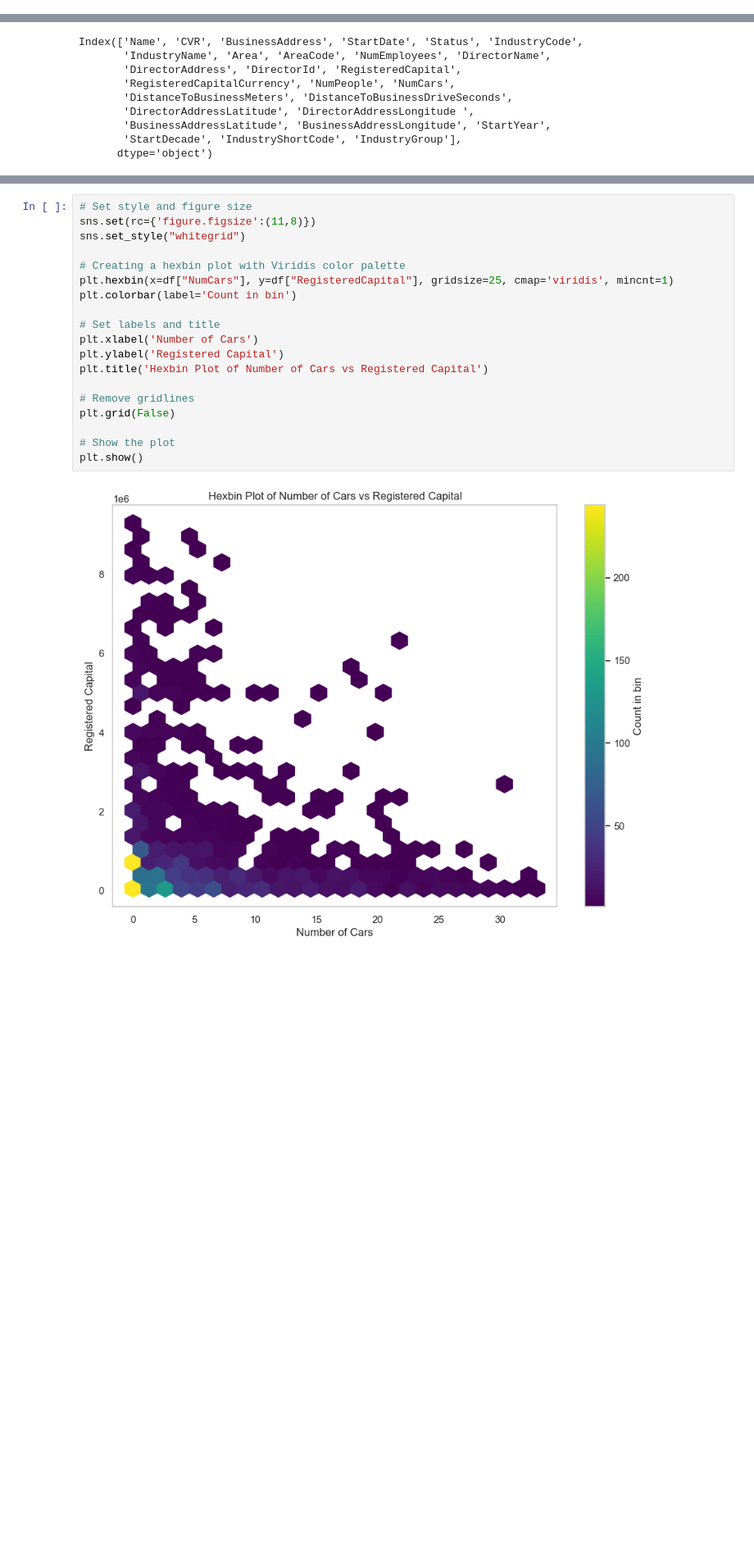
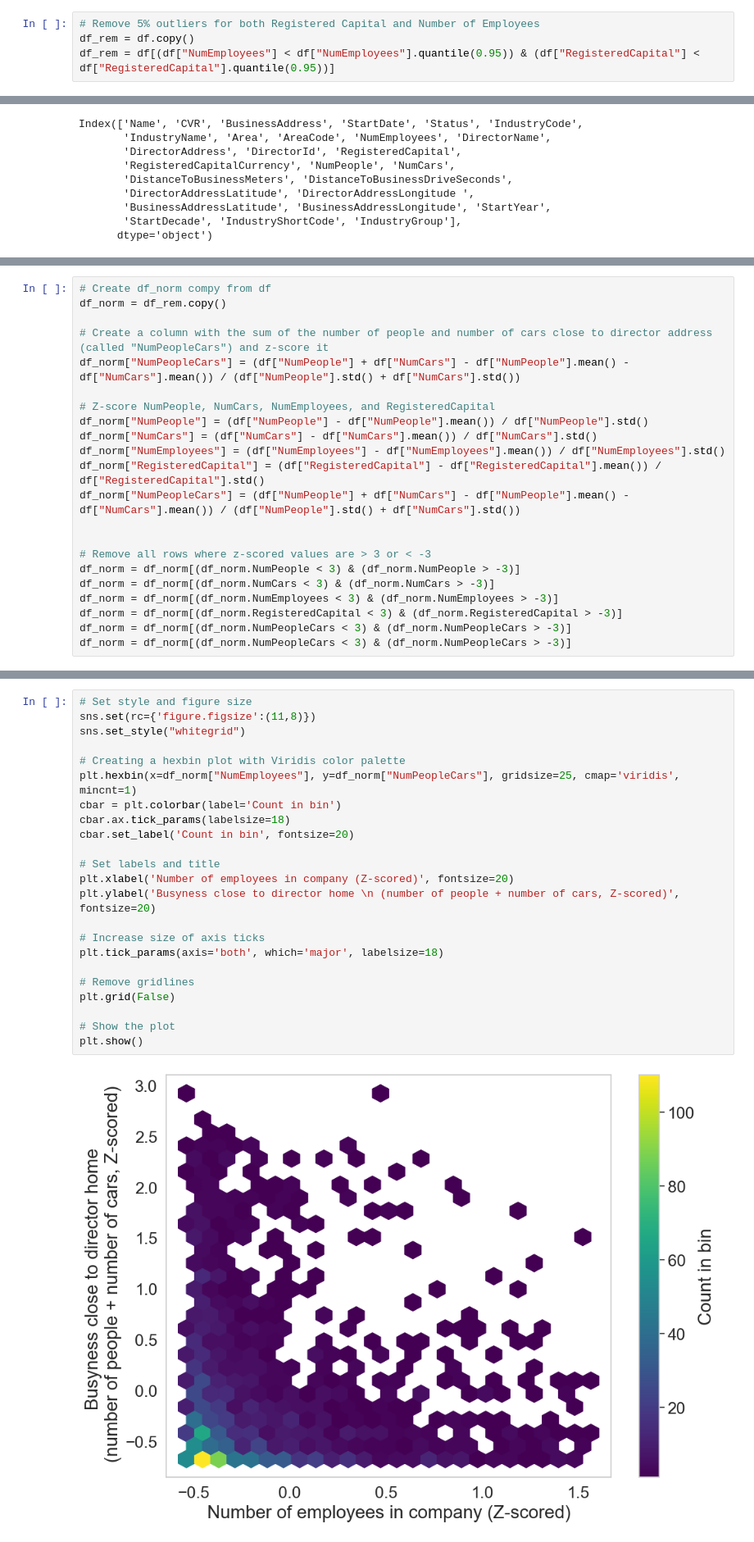
Before and after one commit to ivaroli/DataInTheWild, a Jupyter notebook: Analysis/simon.ipynb, the cells around one changed output, grey strips where cells are left out. Shown: that part at 82% size. Drawn from its saved outputs; the diff is of its cells as text; blank space fills up the shorter version.

```diff
--- a/Analysis/simon.ipynb
+++ b/Analysis/simon.ipynb
@@ -9,0 +12,4 @@ df = pd.read_csv("data_v6.csv")
+# %%
+# Remove 5% outliers for both Registered Capital and Number of Employees
+df_rem = df.copy()
+df_rem = df[(df["NumEmployees"] < df["NumEmployees"].quantile(0.95)) & (df["RegisteredCapital"] < df["RegisteredCapital"].quantile(0.95))]
@@ -38,0 +36,22 @@ ax.grid(False)
+# %%
+# Create df_norm compy from df
+df_norm = df_rem.copy()
+
+# Create a column with the sum of the number of people and number of cars close to director address (called "NumPeopleCars") and z-score it
+df_norm["NumPeopleCars"] = (df["NumPeople"] + df["NumCars"] - df["NumPeople"].mean() - df["NumCars"].mean()) / (df["NumPeople"].std() + df["NumCars"].std())
+
+# Z-score NumPeople, NumCars, NumEmployees, and RegisteredCapital
+df_norm["NumPeople"] = (df["NumPeople"] - df["NumPeople"].mean()) / df["NumPeople"].std()
+df_norm["NumCars"] = (df["NumCars"] - df["NumCars"].mean()) / df["NumCars"].std()
+df_norm["NumEmployees"] = (df["NumEmployees"] - df["NumEmployees"].mean()) / df["NumEmployees"].std()
+df_norm["RegisteredCapital"] = (df["RegisteredCapital"] - df["RegisteredCapital"].mean()) / df["RegisteredCapital"].std()
+df_norm["NumPeopleCars"] = (df["NumPeople"] + df["NumCars"] - df["NumPeople"].mean() - df["NumCars"].mean()) / (df["NumPeople"].std() + df["NumCars"].std())
+
+
+# Remove all rows where z-scored values are > 3 or < -3
+df_norm = df_norm[(df_norm.NumPeople < 3) & (df_norm.NumPeople > -3)]
+df_norm = df_norm[(df_norm.NumCars < 3) & (df_norm.NumCars > -3)]
+df_norm = df_norm[(df_norm.NumEmployees < 3) & (df_norm.NumEmployees > -3)]
+df_norm = df_norm[(df_norm.RegisteredCapital < 3) & (df_norm.RegisteredCapital > -3)]
+df_norm = df_norm[(df_norm.NumPeopleCars < 3) & (df_norm.NumPeopleCars > -3)]
+df_norm = df_norm[(df_norm.NumPeopleCars < 3) & (df_norm.NumPeopleCars > -3)]
@@ -39,21 +83,25 @@ ax.grid(False)
 # %%
 # Set style and figure size
 sns.set(rc={'figure.figsize':(11,8)})
 sns.set_style("whitegrid")
 
 # Creating a hexbin plot with Viridis color palette
-plt.hexbin(x=df["NumCars"], y=df["RegisteredCapital"], gridsize=25, cmap='viridis', mincnt=1)
-plt.colorbar(label='Count in bin')
+plt.hexbin(x=df_norm["NumEmployees"], y=df_norm["NumPeopleCars"], gridsize=25, cmap='viridis', mincnt=1)
+cbar = plt.colorbar(label='Count in bin')
+cbar.ax.tick_params(labelsize=18)
+cbar.set_label('Count in bin', fontsize=20)
 
 # Set labels and title
-plt.xlabel('Number of Cars')
-plt.ylabel('Registered Capital')
-plt.title('Hexbin Plot of Number of Cars vs Registered Capital')
+plt.xlabel('Number of employees in company (Z-scored)', fontsize=20)
+plt.ylabel('Busyness close to director home \n (number of people + number of cars, Z-scored)', fontsize=20)
+
+# Increase size of axis ticks
+plt.tick_params(axis='both', which='major', labelsize=18)
 
 # Remove gridlines
 plt.grid(False)
 
 # Show the plot
 plt.show()
 # %% [output]
-[figure, old version]
+[figure, new version]
```
Also changed, not shown: parts of 16 cells of this notebook.
